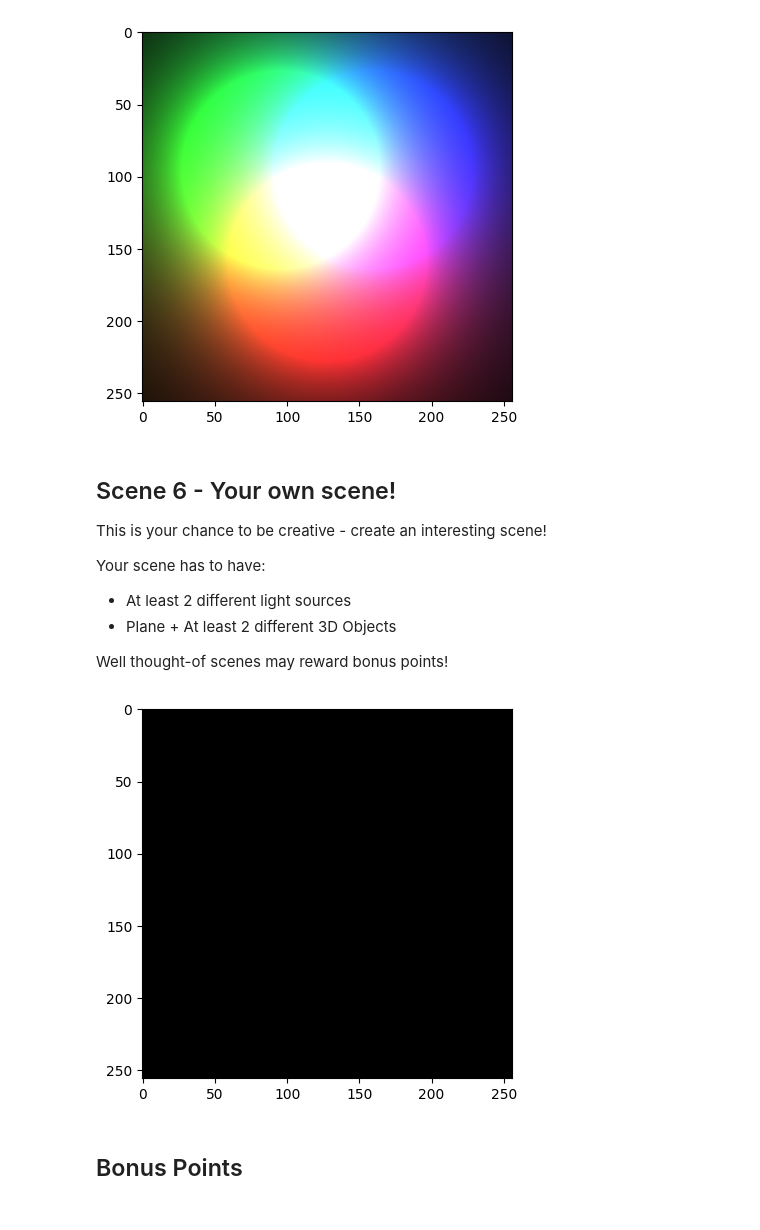
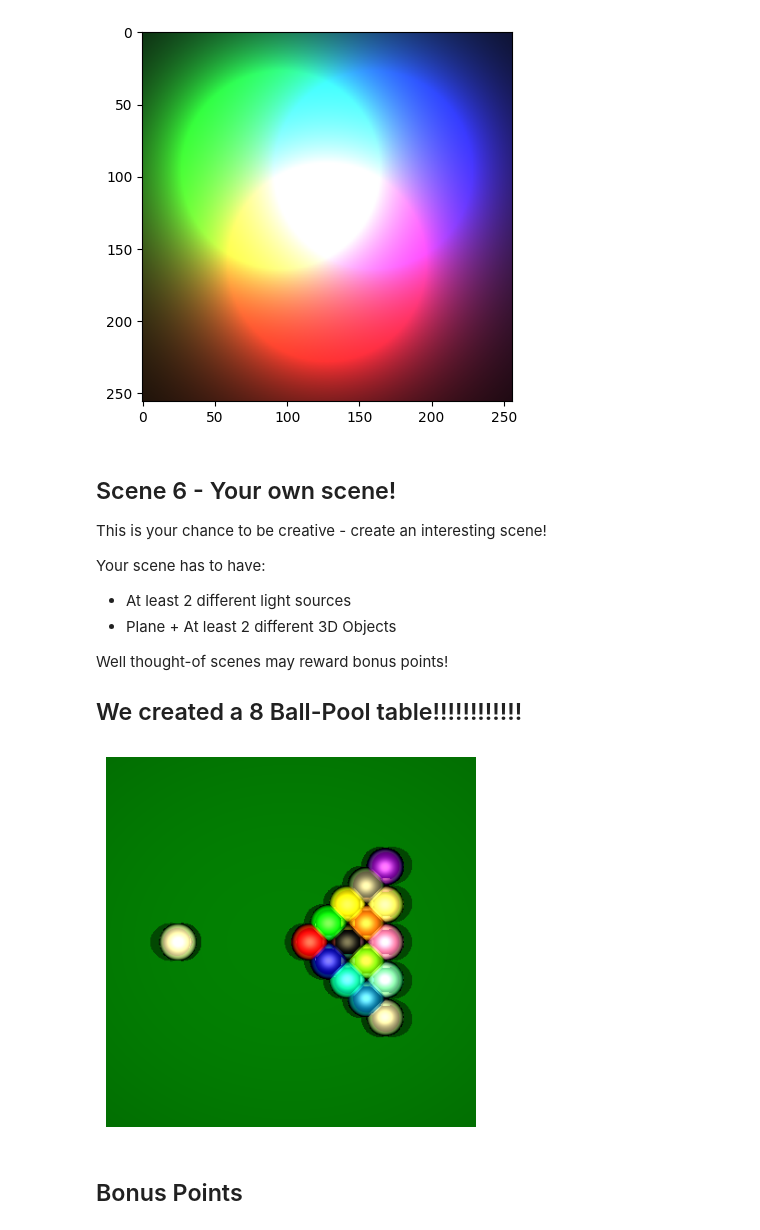
Before and after one commit to BarGolan/CG-3, a Jupyter notebook: Ray Tracing Assignment.ipynb, the cells around one changed output. Saved outputs shown, nothing was run; the diff lists cells and outputs as text; code cells hidden in the pictures.

```diff
--- a/Ray Tracing Assignment.ipynb
+++ b/Ray Tracing Assignment.ipynb
@@ -248,17 +248,59 @@ Your scene has to have:
 - Plane + At least 2 different 3D Objects
 
 Well thought-of scenes may reward bonus points!
+
+
+## We created a 8 Ball-Pool table!!!!!!!!!!!!
-# %%
-from hw3 import *
-
-ambient = np.array([0,0,0])
-camera, lights, objects = your_own_scene()
-
-im = render_scene(camera, lights, ambient, objects, RENDER_RESOLUTION, 3)
-plt.imshow(im)
-plt.imsave('scene6.png', im)
-# %% [output]
-[figure, removed]
+# %%
+import numpy as np
+import matplotlib.pyplot as plt
+from helper_classes import *
+
+camera = np.array([0, 0, 5])
+
+ambient = np.array([0.1, 0.1, 0.1])
+
+light_a = PointLight(intensity=np.array([0.98, 0.93, 0.65]), position=np.array([-1, 0, 3.5]), kc=0.1, kl=0.1, kq=0.1)
+light_b = PointLight(intensity=np.array([0.98, 0.93, 0.65]), position=np.array([1, 0, 3.5]), kc=0.1, kl=0.1, kq=0.1)
+lights = [light_a, light_b]
+
+green_plane = Plane(normal=np.array([0, 0, 1]), point=np.array([0, 0, 0]))
+green_plane.set_material(ambient=0.1, diffuse=[0, 0.5, 0], specular=[0, 0, 0], shininess=0, reflection=0)
+
+sphere_positions = [
+    [-0.6,0,0.1],
+    [0.1, 0, 0.1],
+    [0.2, 0.1, 0.1], [0.2, -0.1, 0.1],
+    [0.3, 0.2, 0.1], [0.3, 0, 0.1], [0.3, -0.2, 0.1],
+    [0.4, 0.3, 0.1], [0.4, 0.1, 0.1], [0.4, -0.1, 0.1], [0.4, -0.3, 0.1],
+    [0.5, 0.4, 0.1], [0.5, 0.2, 0.1], [0.5, 0, 0.1], [0.5, -0.2, 0.1], [0.5, -0.4, 0.1]
+]
+
+colors = [
+    [1,1,1],
+    [1, 0, 0], [0, 1, 0], [0, 0, 1],
+    [1, 1, 0], [0, 0, 0], [0, 1, 1],
+    [0.5, 0.5, 0.5], [1, 0.5, 0], [0.5, 1, 0],
+    [0, 0.5, 1], [0.5, 0, 1], [1, 1, 0.5],
+    [1, 0.5, 1], [0.5, 1, 1], [0.75, 0.75, 0.75]
+]
+
+objects = [green_plane]
+
+for pos, color in zip(sphere_positions, colors):
+    sphere = Sphere(center=np.array(pos), radius=0.1)
+    sphere.set_material(ambient=0.1, diffuse=color, specular=[0.5, 0.5, 0.5], shininess=3, reflection=0.3)
+    objects.append(sphere)
+
+image = render_scene(camera, ambient, lights, objects, RENDER_RESOLUTION, 3)
+
+plt.imshow(image)
+plt.axis('off')
+plt.show()
+
+plt.imsave('scene6.png', image)
+# %% [output]
+[figure, added]
 # %% [markdown]
 ## Bonus Points
 # %% [markdown]
```
Also changed, not shown: parts of 2 cells of this notebook, 6 other files.
